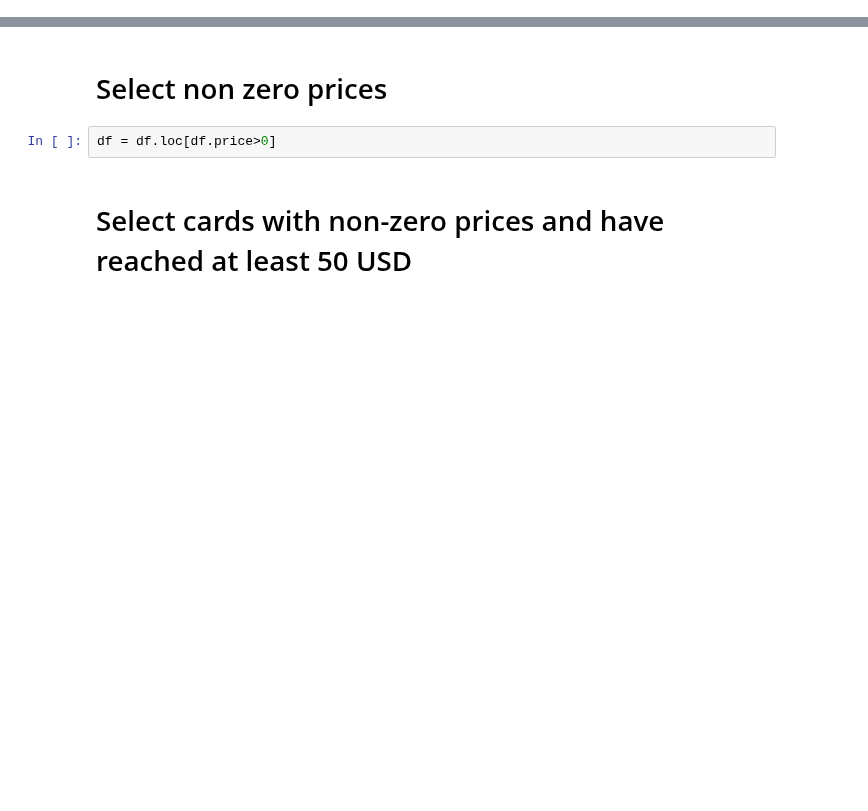
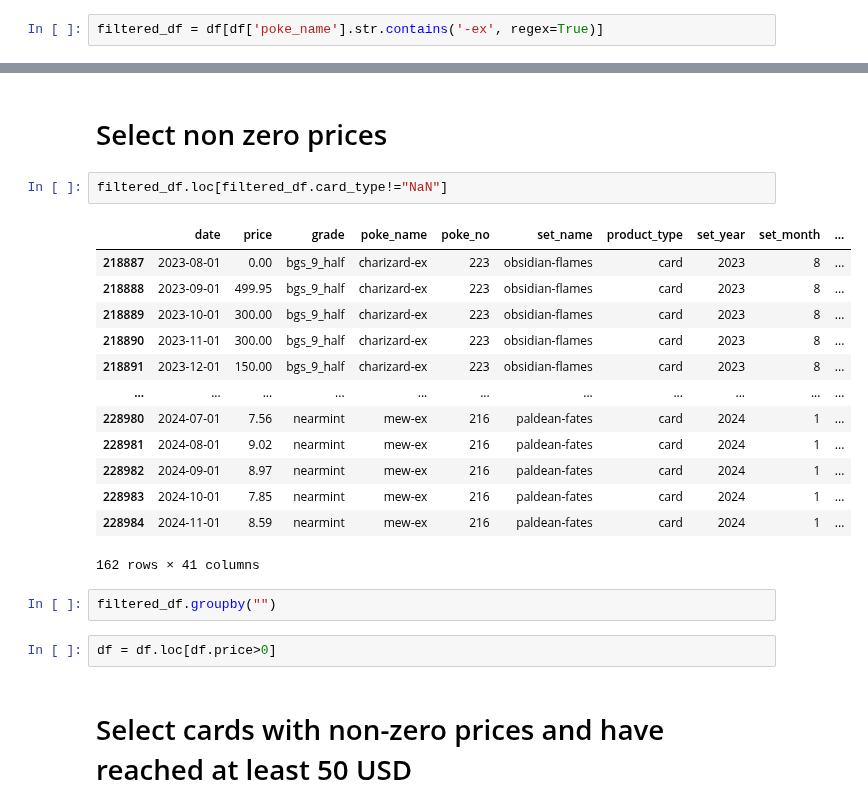
Before and after one commit to kennneth1/PokeAI, a Jupyter notebook: training/experiment.ipynb, the cells around one changed output, grey strips where cells are left out. Drawn from its saved outputs; the diff is of its cells as text; blank space fills up the shorter version.

Commit message:
add ex as type in the end

```diff
--- a/training/experiment.ipynb
+++ b/training/experiment.ipynb
@@ -40,0 +47,2 @@ df = load_data_from_db(connection_string, """select * from feature_set limit 500
+# %%
+filtered_df = df[df['poke_name'].str.contains('-ex', regex=True)]
@@ -41,5 +65,23 @@ df = load_data_from_db(connection_string, """select * from feature_set limit 500
 # %% [markdown]
 # Select non zero prices
+# %%
+filtered_df.loc[filtered_df.card_type!="NaN"]
+# %% [output]
+|  | date | price | grade | poke_name | poke_no | set_name | product_type | set_year | set_month | ... |
+| 218887 | 2023-08-01 | 0.00 | bgs_9_half | charizard-ex | 223 | obsidian-flames | card | 2023 | 8 | ... |
+| 218888 | 2023-09-01 | 499.95 | bgs_9_half | charizard-ex | 223 | obsidian-flames | card | 2023 | 8 | ... |
+| 218889 | 2023-10-01 | 300.00 | bgs_9_half | charizard-ex | 223 | obsidian-flames | card | 2023 | 8 | ... |
+| 218890 | 2023-11-01 | 300.00 | bgs_9_half | charizard-ex | 223 | obsidian-flames | card | 2023 | 8 | ... |
+| 218891 | 2023-12-01 | 150.00 | bgs_9_half | charizard-ex | 223 | obsidian-flames | card | 2023 | 8 | ... |
+| ... | ... | ... | ... | ... | ... | ... | ... | ... | ... | ... |
+| 228980 | 2024-07-01 | 7.56 | nearmint | mew-ex | 216 | paldean-fates | card | 2024 | 1 | ... |
+| 228981 | 2024-08-01 | 9.02 | nearmint | mew-ex | 216 | paldean-fates | card | 2024 | 1 | ... |
+| 228982 | 2024-09-01 | 8.97 | nearmint | mew-ex | 216 | paldean-fates | card | 2024 | 1 | ... |
+| 228983 | 2024-10-01 | 7.85 | nearmint | mew-ex | 216 | paldean-fates | card | 2024 | 1 | ... |
+| 228984 | 2024-11-01 | 8.59 | nearmint | mew-ex | 216 | paldean-fates | card | 2024 | 1 | ... |
+162 rows × 41 columns
+# %%
+filtered_df.groupby("")
 # %%
 df = df.loc[df.price>0]
 # %% [markdown]
```
Also changed, not shown: parts of 3 cells of this notebook.
